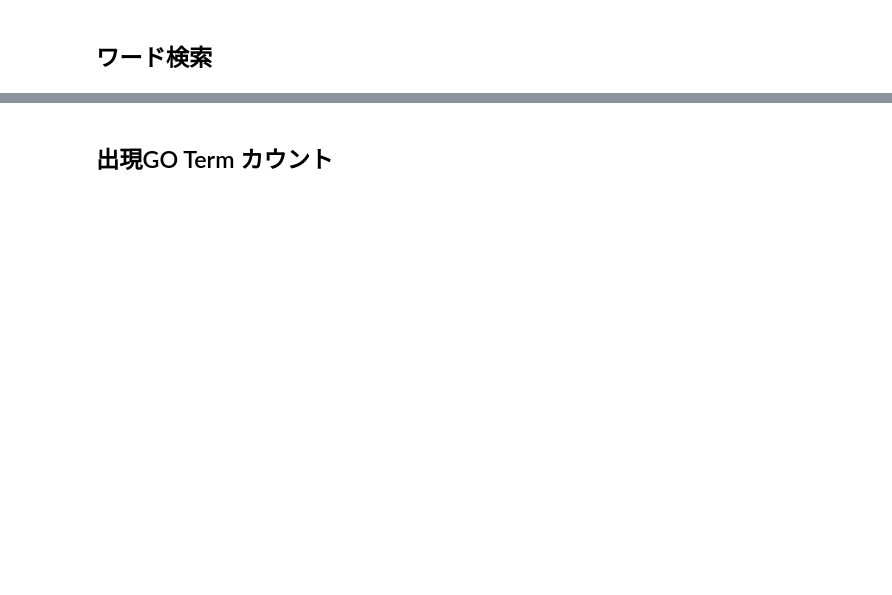
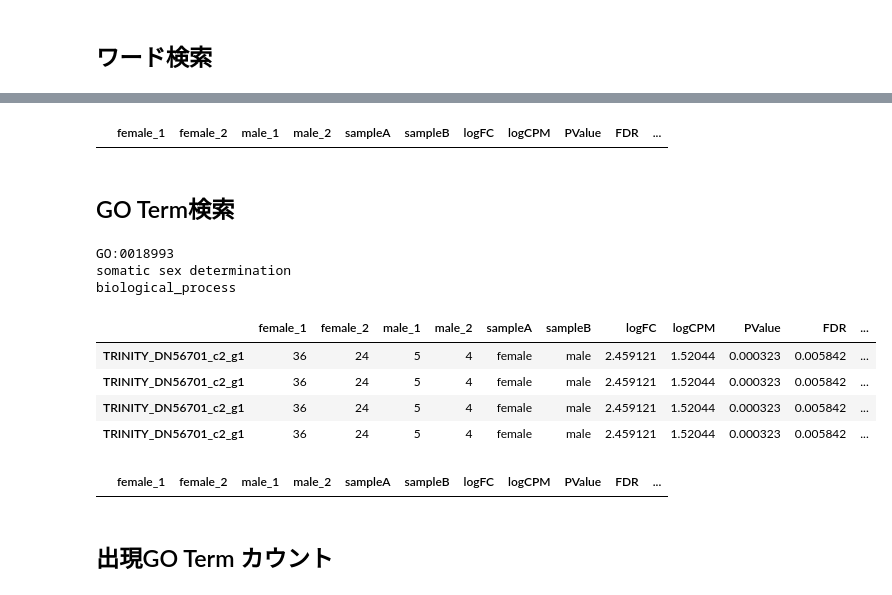
Before and after one commit to CropEvol/remote_py3, a Jupyter notebook: ILAS/Dango/RNAseq_basic.ipynb, the cells around one changed output, grey strips where cells are left out. Drawn from its saved outputs; the diff is of its cells as text; code cells hidden in the pictures; blank space fills up the shorter version.

```diff
--- a/ILAS/Dango/RNAseq_basic.ipynb
+++ b/ILAS/Dango/RNAseq_basic.ipynb
@@ -5,7 +5,7 @@
 - 遺伝子のGO_IDリスト
 # %%
 # ファイル名
-RES_FILE = 'DE_result.txt'  # 遺伝子発現量・比較結果
+RES_FILE = 'DE_result2.txt'  # 遺伝子発現量・比較結果
 BST_FILE = 'DEGs_BLAST.txt' # 詳細情報リスト（BLAST結果）
 GO_FILE  = 'DEGs_GO.txt'    # GO_IDリスト
 # %%
@@ -79,6 +88,76 @@ subA_BST[ subA_BST['sprot_Top_BLASTX_hit'].str.contains(KEYWORD) ]
 # サンプルB高発現遺伝子のBLAST情報
 subB_BST = pd.merge(subB, BST, left_index=True, right_index=True, how='left')
 subB_BST[ subB_BST['sprot_Top_BLASTX_hit'].str.contains(KEYWORD) ]
+# %% [output]
+|  | female_1 | female_2 | male_1 | male_2 | sampleA | sampleB | logFC | logCPM | PValue | FDR | ... |
+# %% [markdown]
+## GO Term検索
+# %%
+# function for GO search
+def search_go(GO_ID):
+    import requests, sys
+    import urllib.parse
+    import ast
+    import json
+
+    requestURL = "https://www.ebi.ac.uk/QuickGO/services/ontology/go/search?query=" + urllib.parse.quote(GO_ID) + "&limit=1&page=1"
+
+    r = requests.get(requestURL, headers={ "Accept" : "application/json"})
+
+    if not r.ok:
+        r.raise_for_status()
+        sys.exit()
+
+    responseBody = r.text
+    d = json.loads(responseBody)
+
+    for res in d["results"]:
+        print(res['id'])
+        print(res['name'])
+        print(res['aspect'])
+
+"""
+# 性染色体
+GO:0000803  sex chromosome
+
+# 性決定
+GO:0007530  sex determination
+GO:0030237  female sex determination
+GO:0030238  male   sex determination
+GO:0018993  somatic sex determination
+GO:0007538  primary sex determination
+GO:0007545  processes downstream of sex determination signal
+
+# 性分化
+GO:0007548  sex differentiation
+GO:0046660  female sex differentiation
+GO:0046661  male   sex differentiation
+GO:0048071  sex-specific pigmentation
+"""
+
+# 検索ワード
+GO_ID = 'GO:0018993'
+search_go(GO_ID)
+# %% [output]
+GO:0018993
+somatic sex determination
+biological_process
+# %%
+# サンプルA高発現遺伝子のGO情報
+subA_BST_GO = pd.merge(subA_BST, GO, left_index=True, right_index=True, how='left').fillna('.')
+subA_BST_GO[subA_BST_GO['GO'].str.contains(GO_ID)]
+# %% [output]
+|  | female_1 | female_2 | male_1 | male_2 | sampleA | sampleB | logFC | logCPM | PValue | FDR | ... |
+| TRINITY_DN56701_c2_g1 | 36 | 24 | 5 | 4 | female | male | 2.459121 | 1.52044 | 0.000323 | 0.005842 | ... |
+| TRINITY_DN56701_c2_g1 | 36 | 24 | 5 | 4 | female | male | 2.459121 | 1.52044 | 0.000323 | 0.005842 | ... |
+| TRINITY_DN56701_c2_g1 | 36 | 24 | 5 | 4 | female | male | 2.459121 | 1.52044 | 0.000323 | 0.005842 | ... |
+| TRINITY_DN56701_c2_g1 | 36 | 24 | 5 | 4 | female | male | 2.459121 | 1.52044 | 0.000323 | 0.005842 | ... |
+# %%
+# サンプルB高発現遺伝子のGO情報
+subB_BST_GO = pd.merge(subB_BST, GO, left_index=True, right_index=True, how='left').fillna('.')
+subB_BST_GO[subB_BST_GO['GO'].str.contains(GO_ID)]
+# %% [output]
+|  | female_1 | female_2 | male_1 | male_2 | sampleA | sampleB | logFC | logCPM | PValue | FDR | ... |
 # %% [markdown]
 ## 出現GO Term カウント
 # %%
```
Also changed, not shown: parts of 5 cells of this notebook, 4 other files.
